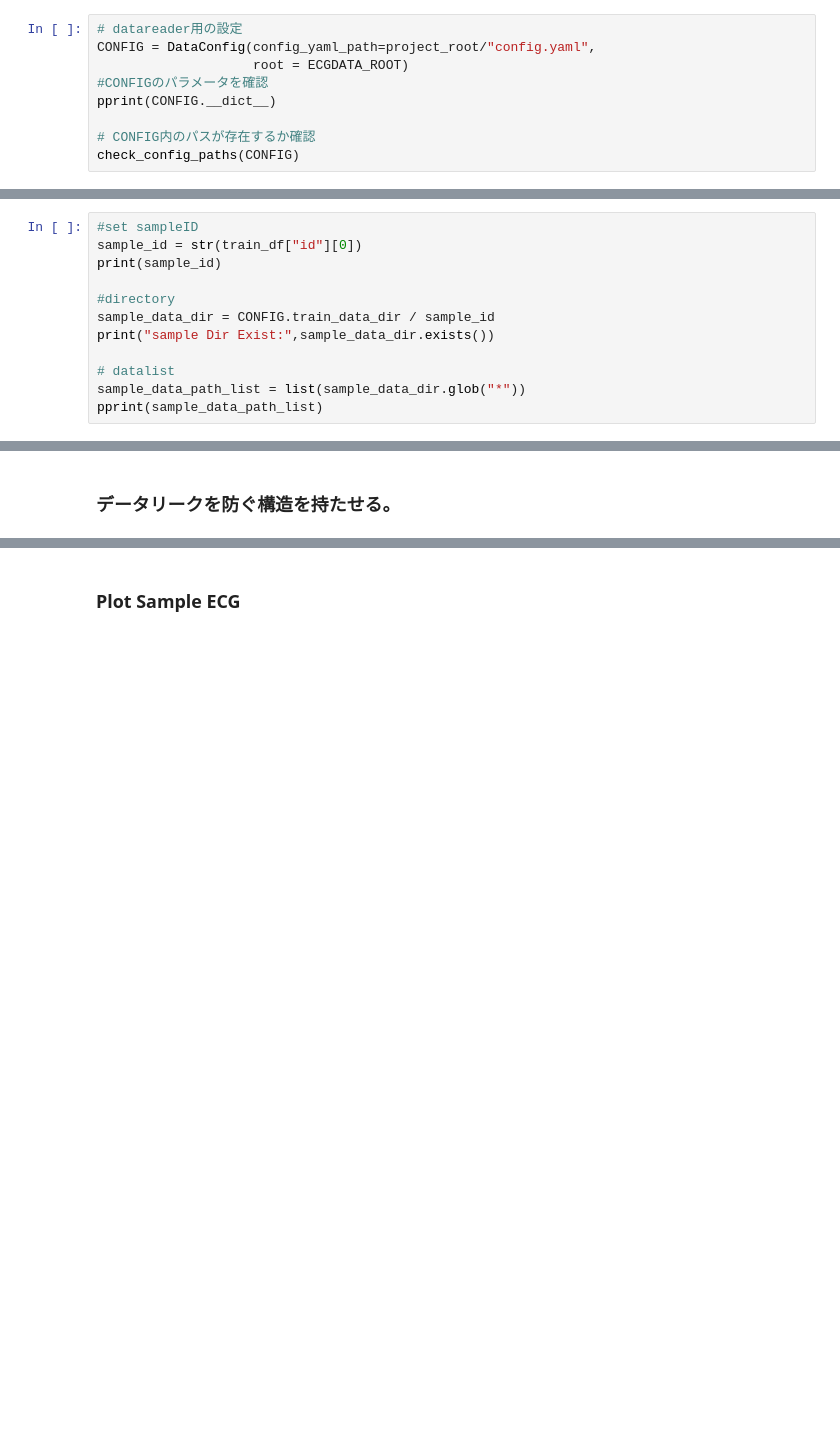
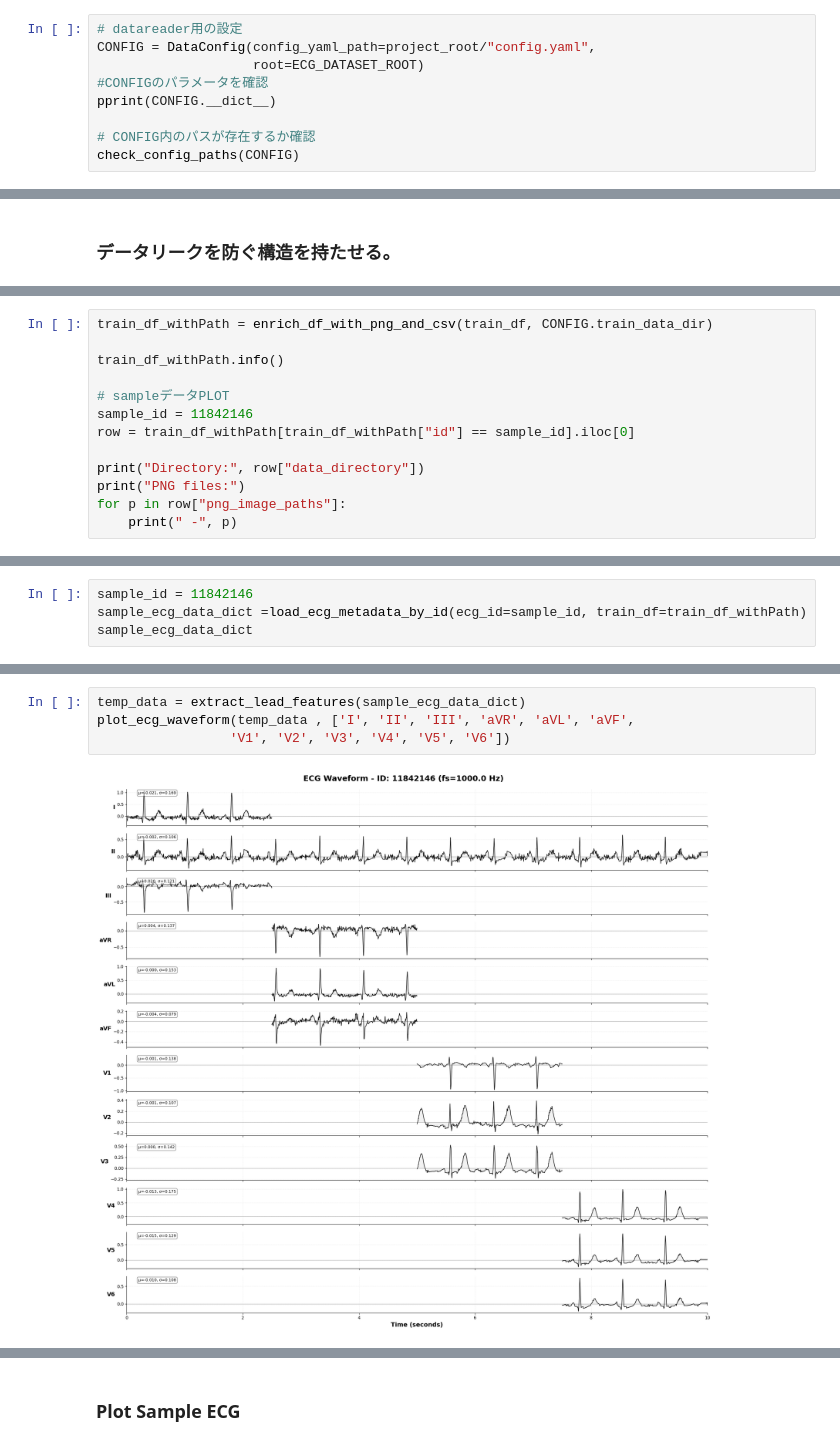
Before and after one commit to yohehe/ECG-Analysis, a Jupyter notebook: notebooks/03_DataLoderAndSampleModel.ipynb, the cells around one changed output, grey strips where cells are left out. Saved outputs shown, nothing was run; the diff lists cells and outputs as text; blank space fills up the shorter version.

```diff
--- a/notebooks/03_DataLoderAndSampleModel.ipynb
+++ b/notebooks/03_DataLoderAndSampleModel.ipynb
@@ -72,7 +78,7 @@ isRootPath: True
 # %%
 # datareader用の設定
 CONFIG = DataConfig(config_yaml_path=project_root/"config.yaml",
-                    root = ECGDATA_ROOT)
+                    root=ECG_DATASET_ROOT)
 #CONFIGのパラメータを確認
 pprint(CONFIG.__dict__)
 
@@ -112,12 +138,0 @@ print(sample_sig_len)
-# %%
-#set sampleID
-sample_id = str(train_df["id"][0])
-print(sample_id)
-
-#directory
-sample_data_dir = CONFIG.train_data_dir / sample_id
-print("sample Dir Exist:",sample_data_dir.exists())
-
-# datalist
-sample_data_path_list = list(sample_data_dir.glob("*"))
-pprint(sample_data_path_list)
@@ -336,0 +172,13 @@ sample_ecg_info
+# %%
+train_df_withPath = enrich_df_with_png_and_csv(train_df, CONFIG.train_data_dir)
+
+train_df_withPath.info()
+
+# sampleデータPLOT
+sample_id = 11842146
+row = train_df_withPath[train_df_withPath["id"] == sample_id].iloc[0]
+
+print("Directory:", row["data_directory"])
+print("PNG files:")
+for p in row["png_image_paths"]:
+    print(" -", p)
@@ -336,0 +205,4 @@ sample_ecg_info
+# %%
+sample_id = 11842146
+sample_ecg_data_dict =load_ecg_metadata_by_id(ecg_id=sample_id, train_df=train_df_withPath)
+sample_ecg_data_dict
@@ -336,0 +224,6 @@ sample_ecg_info
+# %%
+temp_data = extract_lead_features(sample_ecg_data_dict)
+plot_ecg_waveform(temp_data , ['I', 'II', 'III', 'aVR', 'aVL', 'aVF',
+                 'V1', 'V2', 'V3', 'V4', 'V5', 'V6'])
+# %% [output]
+[figure, added]
```
Also changed, not shown: parts of 42 cells of this notebook, 1 other file.
